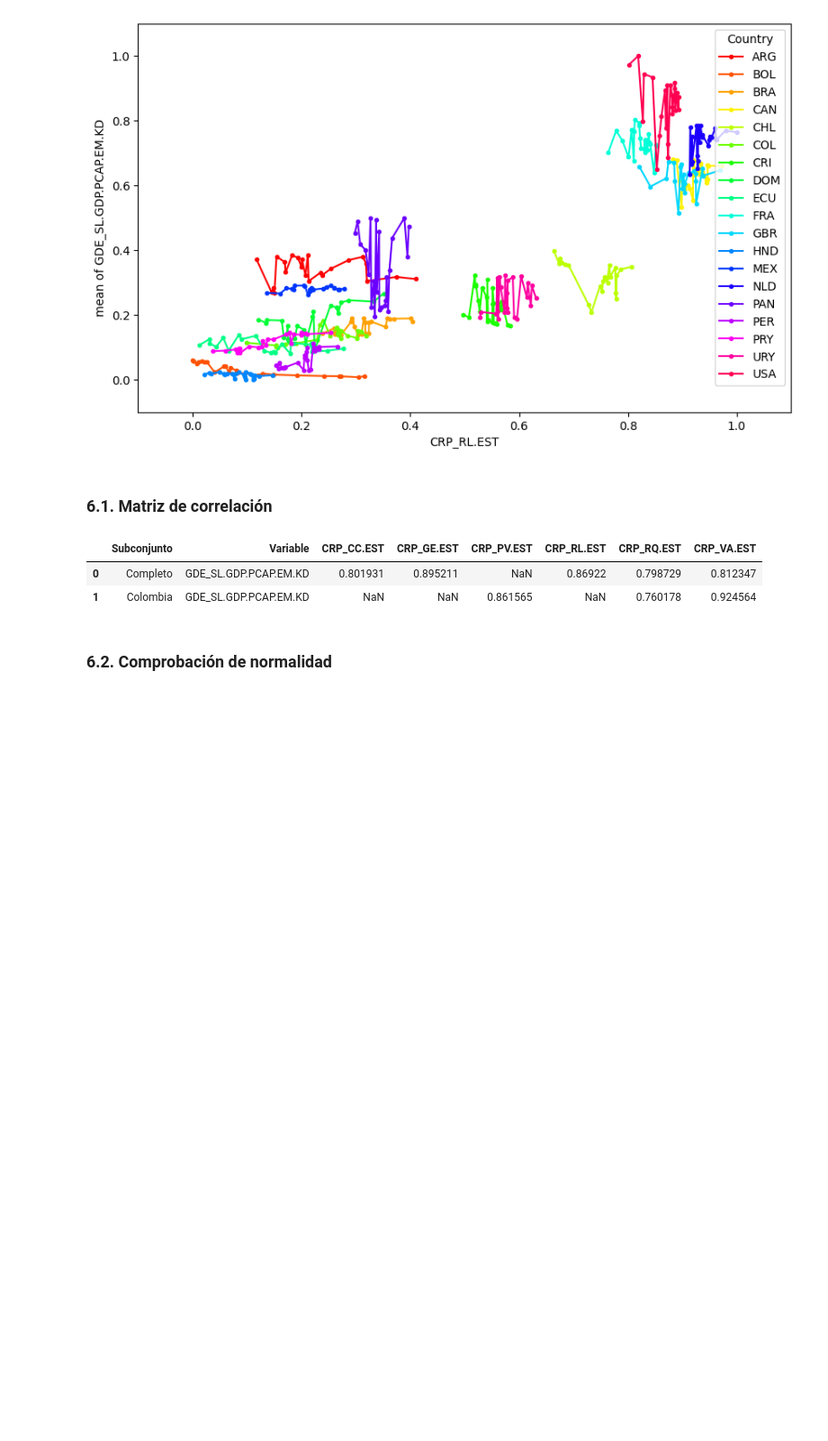
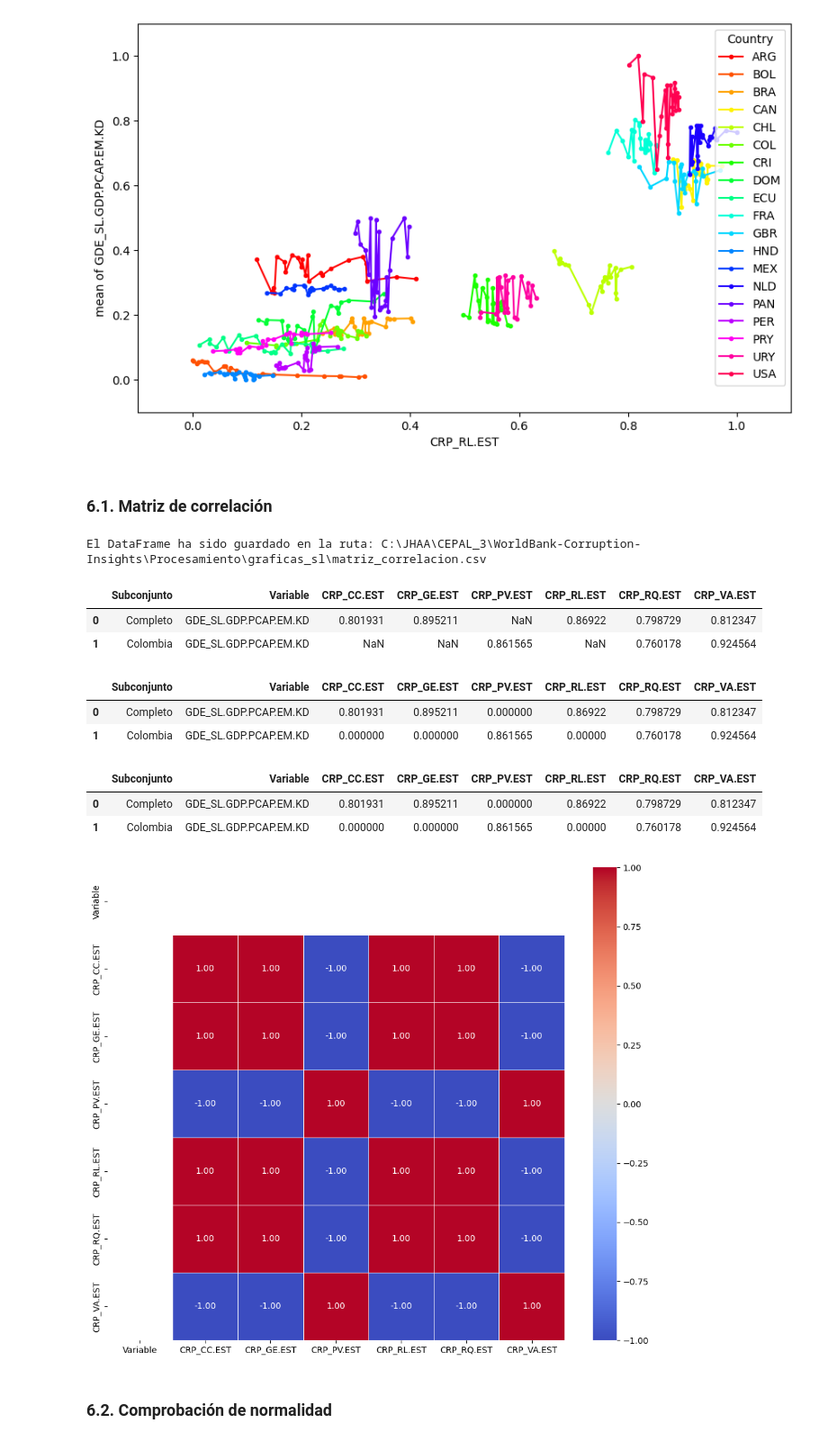
Before and after one commit to derodriguezz/WorldBank-Corruption-Insights, a Jupyter notebook: Procesamiento/worldbank_pipeline.ipynb, the cells around one changed output. Shown at 90% size. Drawn from its saved outputs; the diff is of its cells as text; code cells hidden in the pictures; blank space fills up the shorter version.

```diff
--- a/Procesamiento/worldbank_pipeline.ipynb
+++ b/Procesamiento/worldbank_pipeline.ipynb
@@ -1080,12 +1080,83 @@ plt.show()
 [figure]
 # %% [markdown]
 ### 6.1. Matriz de correlación
+# %%
+corrm_concatenado
+# Ruta de destino para guardar el DataFrame
+ruta_destino = r'C:\JHAA\CEPAL_3\WorldBank-Corruption-Insights\Procesamiento\graficas_sl\matriz_correlacion.csv'
+
+# Guardar el DataFrame en un archivo CSV
+corrm_concatenado.to_csv(ruta_destino, index=False)
+
+print(f"El DataFrame ha sido guardado en la ruta: {ruta_destino}")
+# %% [output]
+El DataFrame ha sido guardado en la ruta: C:\JHAA\CEPAL_3\WorldBank-Corruption-Insights\Procesamiento\graficas_sl\matriz_correlacion.csv
 # %%
 corrm_concatenado
 # %% [output]
 |  | Subconjunto | Variable | CRP_CC.EST | CRP_GE.EST | CRP_PV.EST | CRP_RL.EST | CRP_RQ.EST | CRP_VA.EST |
 | 0 | Completo | GDE_SL.GDP.PCAP.EM.KD | 0.801931 | 0.895211 | NaN | 0.86922 | 0.798729 | 0.812347 |
 | 1 | Colombia | GDE_SL.GDP.PCAP.EM.KD | NaN | NaN | 0.861565 | NaN | 0.760178 | 0.924564 |
+# %%
+
+# Reemplazar NaN con 0 en todo el DataFrame
+corrm_concatenado = corrm_concatenado.fillna(0)
+corrm_concatenado
+
+# Ahora corrm_concatenado no tiene valores NaN; todos los NaN se han reemplazado por 0
+# %% [output]
+|  | Subconjunto | Variable | CRP_CC.EST | CRP_GE.EST | CRP_PV.EST | CRP_RL.EST | CRP_RQ.EST | CRP_VA.EST |
+| 0 | Completo | GDE_SL.GDP.PCAP.EM.KD | 0.801931 | 0.895211 | 0.000000 | 0.86922 | 0.798729 | 0.812347 |
+| 1 | Colombia | GDE_SL.GDP.PCAP.EM.KD | 0.000000 | 0.000000 | 0.861565 | 0.00000 | 0.760178 | 0.924564 |
+# %%
+corrm_concatenado
+# %% [output]
+|  | Subconjunto | Variable | CRP_CC.EST | CRP_GE.EST | CRP_PV.EST | CRP_RL.EST | CRP_RQ.EST | CRP_VA.EST |
+| 0 | Completo | GDE_SL.GDP.PCAP.EM.KD | 0.801931 | 0.895211 | 0.000000 | 0.86922 | 0.798729 | 0.812347 |
+| 1 | Colombia | GDE_SL.GDP.PCAP.EM.KD | 0.000000 | 0.000000 | 0.861565 | 0.00000 | 0.760178 | 0.924564 |
+# %%
+
+# Unificar las columnas 'Subconjunto' y 'Variable' y almacenar el resultado en 'Variable'
+corrm_concatenado['Variable'] = corrm_concatenado['Subconjunto'].combine_first(corrm_concatenado['Variable'])
+
+# Eliminar la columna 'Subconjunto' después de unificar los nombres
+corrm_concatenado = corrm_concatenado.drop(columns=['Subconjunto'])
+
+# Reemplazar 'Completo_SL.GDP.PCAP.EM.KD' con NaN y luego convertir a números
+corrm_concatenado = corrm_concatenado.replace('Completo_SL.GDP.PCAP.EM.KD', pd.NA)
+corrm_concatenado = corrm_concatenado.apply(pd.to_numeric, errors='coerce')
+corrm_concatenado_numeric = corrm_concatenado.select_dtypes(include=['float64', 'int64'])
+correlation_matrix = corrm_concatenado_numeric.corr()
+
+# Renombrar los datos en la columna 'Variable'
+corrm_concatenado['Variable'] = corrm_concatenado['Variable'].replace({
+    'Completo': 'Completo_SL.GDP.PCAP.EM.KD',
+    'Colombia': 'Colombia_SL.GDP.PCAP.EM.KD'
+})
+
+
+# Asegúrate de que tengas estas bibliotecas instaladas
+# pip install pandas seaborn matplotlib
+
+# Supongamos que corrm_concatenado es tu DataFrame
+# Si ya lo tienes, puedes omitir la siguiente línea y usar directamente corrm_concatenado
+# corrm_concatenado = pd.read_csv("tu_archivo.csv")
+
+# Calcula la matriz de correlación
+correlation_matrix = corrm_concatenado.corr()
+
+# Configura el tamaño del gráfico
+plt.figure(figsize=(12, 10))
+
+# Utiliza seaborn para visualizar la matriz de correlación
+sns.heatmap(correlation_matrix, annot=True, cmap="coolwarm", fmt=".2f", linewidths=.5)
+
+plt.savefig('C:/JHAA\CEPAL_3/WorldBank-Corruption-Insights/Procesamiento/graficas_sl/correlación.png')
+
+# Muestra el gráfico
+plt.show()
+# %% [output]
+[figure, added]
 # %% [markdown]
 ### 6.2. Comprobación de normalidad
 # %%
```
Also changed, not shown: parts of 1 cell of this notebook, 4 other files.
